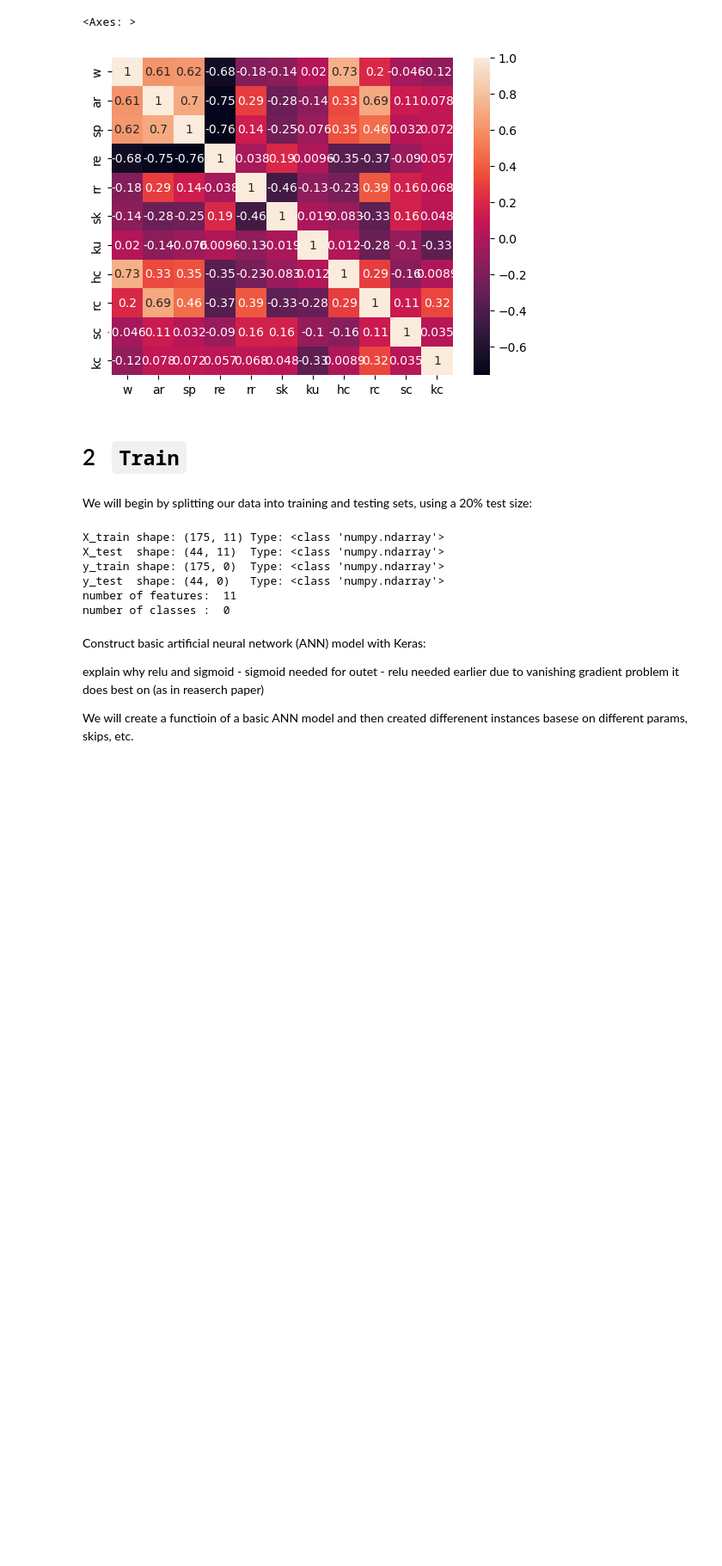
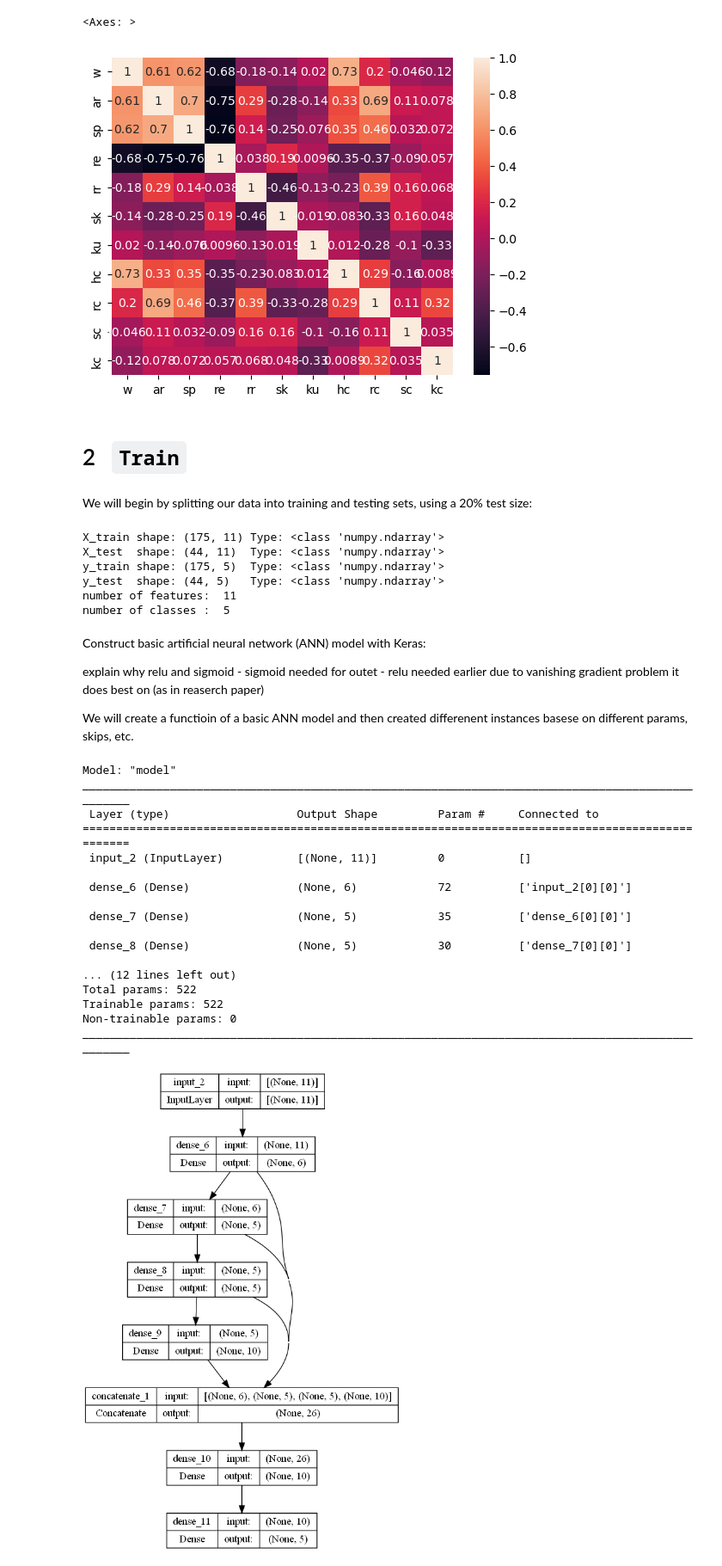
Before and after one commit to sokosaa/Machine-Learning-in-Mechanical-Engineering, a Jupyter notebook: project/project.ipynb, the cells around one changed output. Shown at 86% size. Drawn from its saved outputs; the diff is of its cells as text; code cells hidden in the pictures; blank space fills up the shorter version.

```diff
--- a/project/project.ipynb
+++ b/project/project.ipynb
@@ -136,7 +136,7 @@ sns.heatmap(df[nums].corr(), annot=True)
 We will begin by splitting our data into training and testing sets, using a 20% test size:
 # %%
 X = df.select_dtypes(include=['float64']).values
-Y = df.select_dtypes(include=['int64']).values
+Y = df.select_dtypes(include=['uint8']).values
 
 X_train, X_test, Y_train, Y_test = train_test_split(X, Y, test_size=0.2, random_state=42)
 
@@ -152,10 +152,10 @@ print('number of classes : ', n_classes)
 # %% [output]
 X_train shape: (175, 11) Type: <class 'numpy.ndarray'>
 X_test  shape: (44, 11)  Type: <class 'numpy.ndarray'>
-y_train shape: (175, 0)  Type: <class 'numpy.ndarray'>
-y_test  shape: (44, 0)   Type: <class 'numpy.ndarray'>
+y_train shape: (175, 5)  Type: <class 'numpy.ndarray'>
+y_test  shape: (44, 5)   Type: <class 'numpy.ndarray'>
 number of features:  11
-number of classes :  0
+number of classes :  5
 # %% [markdown]
 Construct basic artificial neural network (ANN) model with Keras:
 
@@ -302,8 +302,8 @@ def create_keras_model(input_dim=11, output_dim=5, hidden_nodes=[5, 10, 15], nam
     return model
 
 model0 = create_keras_model(n_features, n_classes, hidden_nodes=[6, 5, 5, 10], name='model')
-# model0.summary()
-# plot_model(model0, show_shapes=True)
+model0.summary()
+plot_model(model0, show_shapes=True)
 
 
 # COMPRSSED MODEL
@@ -324,33 +324,52 @@ model0 = create_keras_model(n_features, n_classes, hidden_nodes=[6, 5, 5, 10], n
 #     compressed_layers = []
 
 #     # create the hidden layers
 #     for i in range(len(hidden_nodes)):
 #         if i == 0:
 #             # if it's the first hidden layer, connect it to the inputs
 #             hidden_layers.append(Dense(units=hidden_nodes[i][0], activation='relu', kernel_initializer='random_normal')(inputs))
 #         else:
 #             # otherwise, connect it to the previous hidden layer
 #             hidden_layers.append(Dense(units=hidden_nodes[i][0], activation='relu', kernel_initializer='random_normal')(hidden_layers[-1]))
 
 #         # create compression layer
 #         compressed_layers.append(Dense(units=hidden_nodes[i][1], activation='relu', kernel_initializer='random_normal')(hidden_layers[-1]))
 
 #     # create the final hidden layer, connected to all compression layers
 #     final_hidden = Dense(units=hidden_nodes[-1][1], activation='relu', kernel_initializer='random_normal')(concatenate(compressed_layers))
 
 #     # create output layer connected to the final hidden layer
 #     outputs = Dense(output_dim, activation='softmax')(final_hidden)
 
 #     # create model
 #     model = Model(inputs=inputs, outputs=outputs, name=name)
 
 #     model.compile(optimizer='adam', loss='categorical_crossentropy', metrics=['accuracy'])
 
 #     return model
 
 # model0 = create_keras_model(n_features, n_classes, hidden_nodes=[[6, 3], [5, 3], [5, 4]], name='model')
 # model0.summary()
 # plot_model(model0, show_shapes=True)
+# %% [output]
+Model: "model"
+__________________________________________________________________________________________________
+ Layer (type)                   Output Shape         Param #     Connected to
+==================================================================================================
+ input_2 (InputLayer)           [(None, 11)]         0           []
+
+ dense_6 (Dense)                (None, 6)            72          ['input_2[0][0]']
+
+ dense_7 (Dense)                (None, 5)            35          ['dense_6[0][0]']
+
+ dense_8 (Dense)                (None, 5)            30          ['dense_7[0][0]']
+
+... (12 lines left out)
+Total params: 522
+Trainable params: 522
+Non-trainable params: 0
+__________________________________________________________________________________________________
+[figure, added]
 # %%
 model0firstfit = model0.fit(X_train, Y_train, batch_size=32, epochs=400, verbose=0, validation_data=(X_test, Y_test))
 # %%
```
Also changed, not shown: parts of 4 cells of this notebook, 1 other file.
